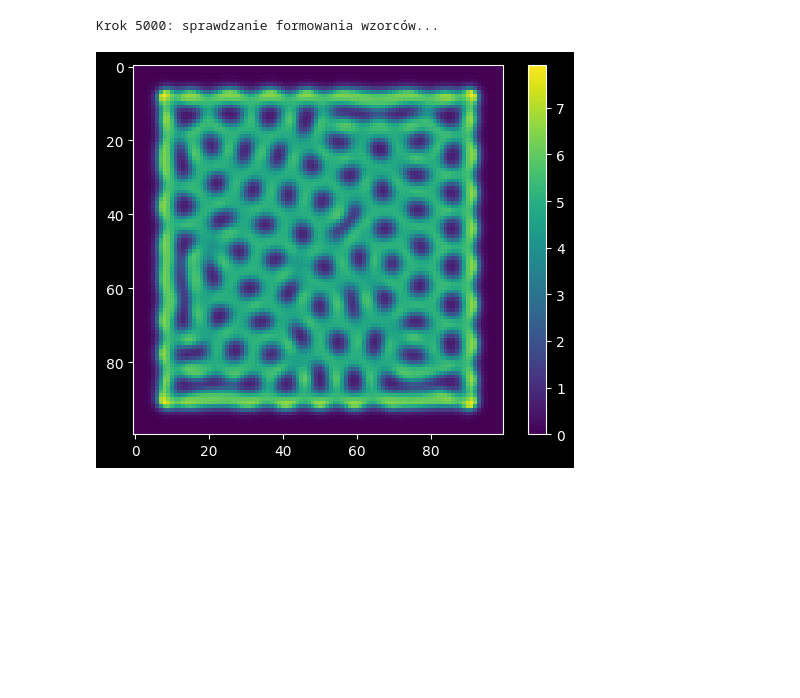
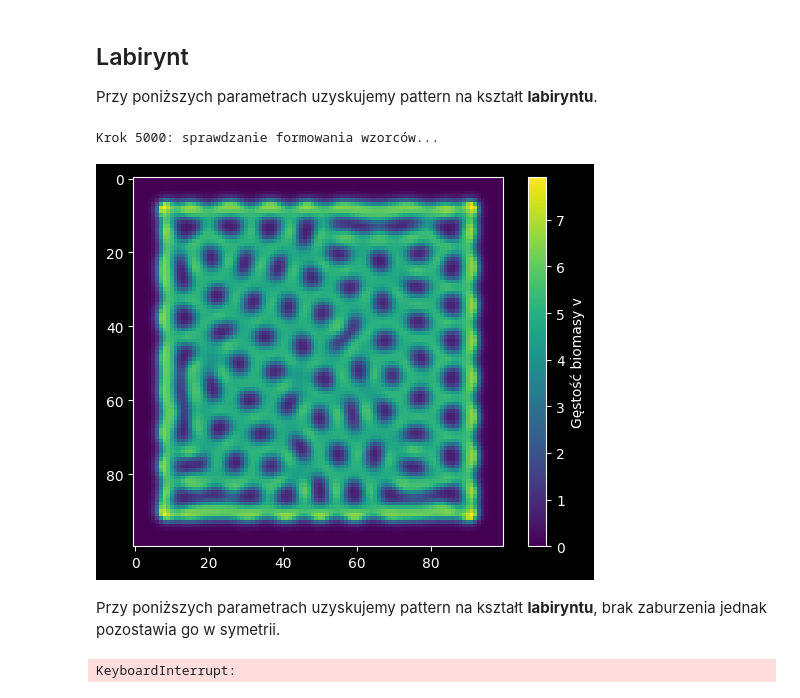
Before and after one commit to NataliaPosp/Deterministic-Modeling-Ecology-Project-2026, a Jupyter notebook: notebooks/patterns.ipynb, the cells around one changed output. Cells and saved outputs as stored; diff of their text form; code cells hidden in the pictures; blank space fills up the shorter version.

Commit message:
Dodano notebook z bifurkacją i zmianami w klasie KlausmeierSolver

```diff
--- a/notebooks/patterns.ipynb
+++ b/notebooks/patterns.ipynb
@@ -9,6 +9,10 @@ import matplotlib.pyplot as plt
 import matplotlib.animation as animation
 from scipy import sparse
 from scipy.sparse.linalg import spsolve
+# %% [markdown]
+## Labirynt
+
+Przy poniższych parametrach uzyskujemy pattern na kształt **labiryntu**.
 # %%
 
 s = KlausmeierSolver(100,100,100,100, 0.1)
@@ -33,7 +37,31 @@ while iter_count < 5000:
 Krok 5000: sprawdzanie formowania wzorców...
 # %%
 plt.imshow(v.reshape((Nx,Ny)))
-plt.colorbar()
+plt.colorbar(label="Gęstość biomasy v")
 plt.show()
 # %% [output]
-[figure, old version]
+[figure, new version]
+# %% [markdown]
+Przy poniższych parametrach uzyskujemy pattern na kształt **labiryntu**, brak zaburzenia jednak pozostawia go w symetrii.
+# %%
+
+s = KlausmeierSolver(100, 100, 10, 10, 0.1)
+Nx, Ny = 100, 100
+a = 2.0
+m = 0.45
+u = 2.0 * np.ones(Nx * Ny)
+v = 2.0 * np.ones(Nx * Ny)
+
+A_u, A_v = s.evolution_matrix(182.5, 0.25)
+
+iter_count = 0
+while iter_count < 5000:
+    iter_count += 1
+    u_next, v_next = s.solve_step(u, v, a, m, A_u, A_v)
+    u, v = u_next, v_next
+
+    # Podgląd postępu
+    if iter_count % 500 == 0:
+        print(f"Krok {iter_count}: sprawdzanie formowania wzorców...")
+# %% [output]
+KeyboardInterrupt:
```
Also changed, not shown: parts of 1 cell of this notebook, 3 other files.
